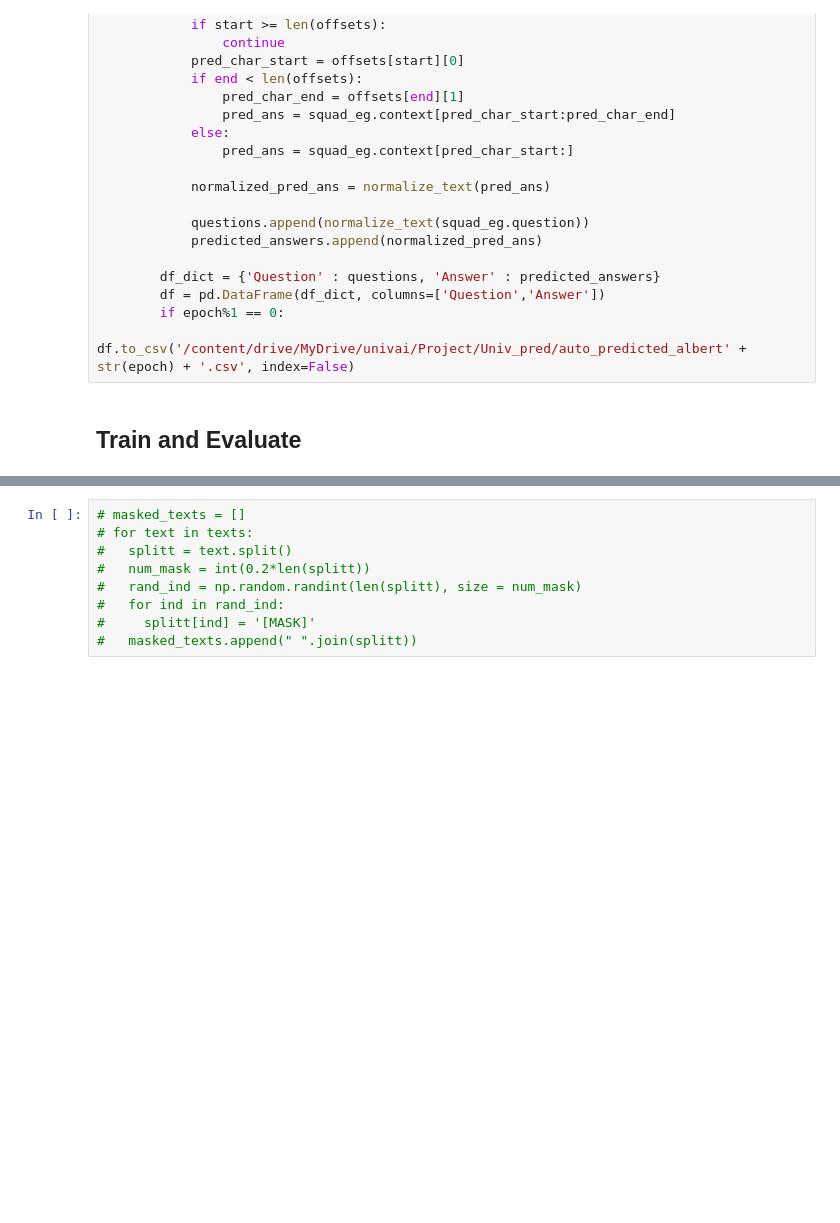
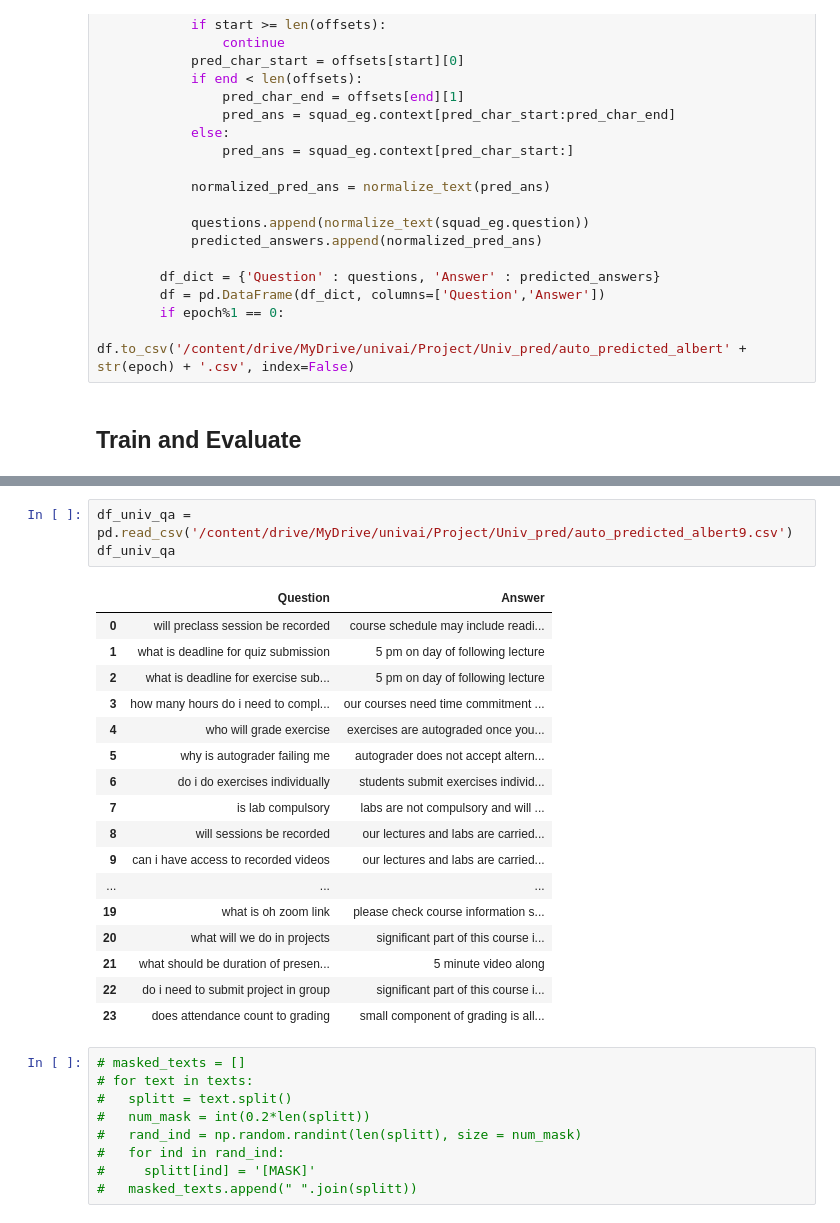
Before and after one commit to Surojit-KB/UNIV-AI-AI3_Project, a Jupyter notebook: Advanced_models.ipynb, the cells around one changed output, grey strips where cells are left out. Cells and saved outputs as stored; diff of their text form; blank space fills up the shorter version.

```diff
--- a/Advanced_models.ipynb
+++ b/Advanced_models.ipynb
@@ -1392,6 +1416,27 @@ WARNING:tensorflow:The parameters `output_attentions`, `output_hidden_states` an
 WARNING:tensorflow:The parameter `return_dict` cannot be set in graph mode and will always be set to `True`.
 WARNING:tensorflow:The parameter `return_dict` cannot be set in graph mode and will always be set to `True`.
 ... (10 outputs left out)
+# %%
+df_univ_qa = pd.read_csv('/content/drive/MyDrive/univai/Project/Univ_pred/auto_predicted_albert9.csv')
+df_univ_qa
+# %% [output]
+|  | Question | Answer |
+| 0 | will preclass session be recorded | course schedule may include readi... |
+| 1 | what is deadline for quiz submission | 5 pm on day of following lecture |
+| 2 | what is deadline for exercise sub... | 5 pm on day of following lecture |
+| 3 | how many hours do i need to compl... | our courses need time commitment ... |
+| 4 | who will grade exercise | exercises are autograded once you... |
+| 5 | why is autograder failing me | autograder does not accept altern... |
+| 6 | do i do exercises individually | students submit exercises individ... |
+| 7 | is lab compulsory | labs are not compulsory and will ... |
+| 8 | will sessions be recorded | our lectures and labs are carried... |
+| 9 | can i have access to recorded videos | our lectures and labs are carried... |
+| ... | ... | ... |
+| 19 | what is oh zoom link | please check course information s... |
+| 20 | what will we do in projects | significant part of this course i... |
+| 21 | what should be duration of presen... | 5 minute video along |
+| 22 | do i need to submit project in group | significant part of this course i... |
+| 23 | does attendance count to grading | small component of grading is all... |
 # %%
 # masked_texts = []
 # for text in texts:
```
Also changed, not shown: parts of 71 cells of this notebook.
